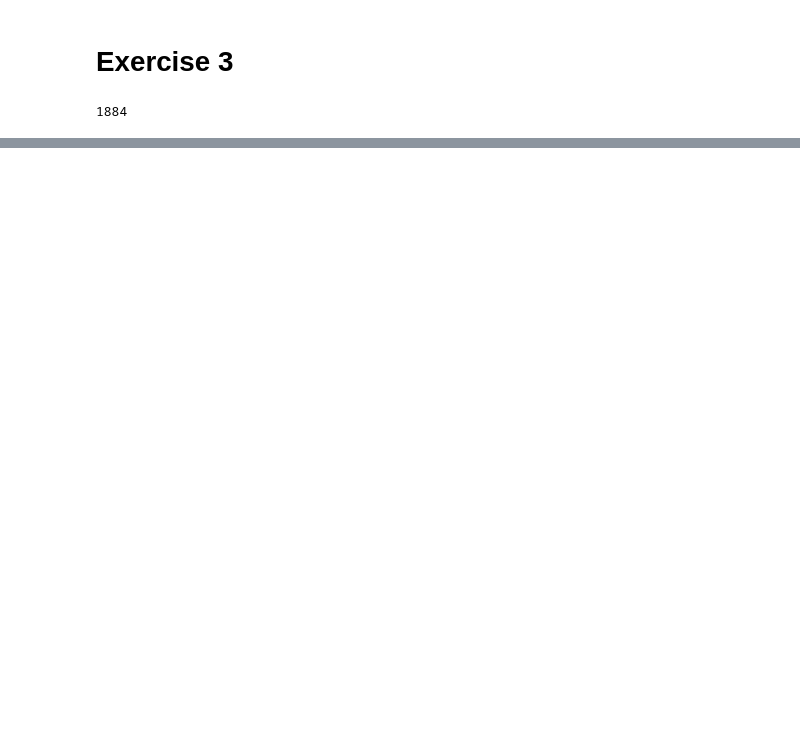
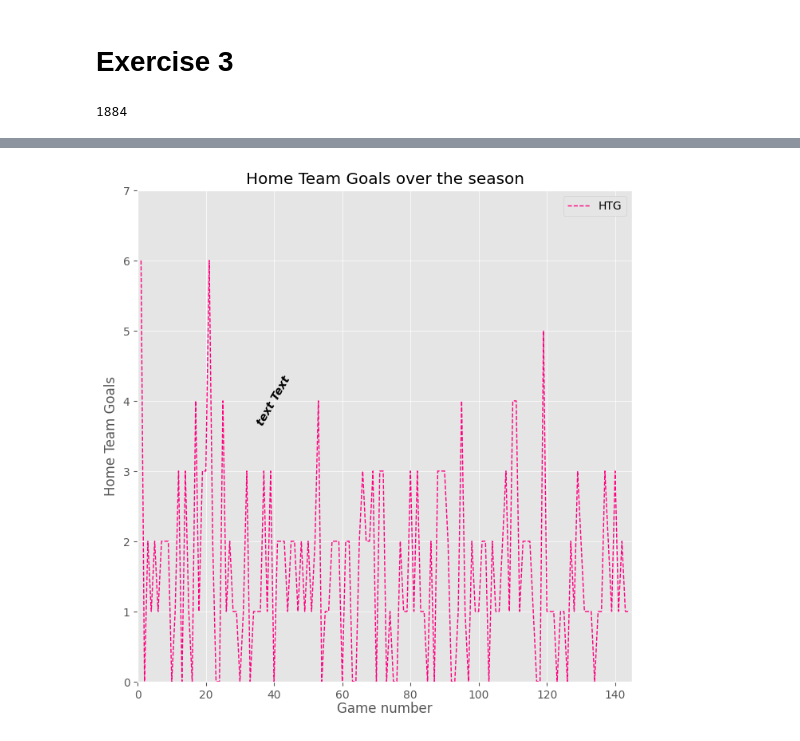
Before and after one commit to soumya-shome/My-Guide-to-Coding, a Jupyter notebook: Visualization/Code1.ipynb, the cells around one changed output, grey strips where cells are left out. Saved outputs shown, nothing was run; the diff lists cells and outputs as text; code cells hidden in the pictures; blank space fills up the shorter version.

```diff
--- a/Visualization/Code1.ipynb
+++ b/Visualization/Code1.ipynb
@@ -468,0 +553,26 @@ plt.show()
+# %%
+plt.style.use("ggplot")
+
+fig2 = plt.figure("Second",figsize=(8,8))
+
+
+ax1 = fig2.add_subplot(1,1,1)
+
+ax1.plot(x,HomeTeamGoals,color =(1,0,.5), linestyle="--", linewidth=1, label = "HTG")
+
+ax1.set_xlim(0,145)
+ax1.set_ylim(0,7)
+ax1.set_title("Home Team Goals over the season")
+ax1.set_xlabel("Game number", labelpad=1)
+ax1.set_ylabel("Home Team Goals")
+ax1.legend(loc = "best") # upper, lower, center, left, right, best
+ax1.text(40, 4, s= "text Text",
+         horizontalalignment ="center",
+         verticalalignment = "center",
+         rotation = 60,
+         style = "italic",
+         weight = "bold") # 0 - 1000 , bold
+plt.savefig("Images/text.png",orientation="potrait", dpi = 500)
+plt.show()
+# %% [output]
+[figure, added]
```
Also changed, not shown: parts of 29 cells of this notebook, 13 other files.
